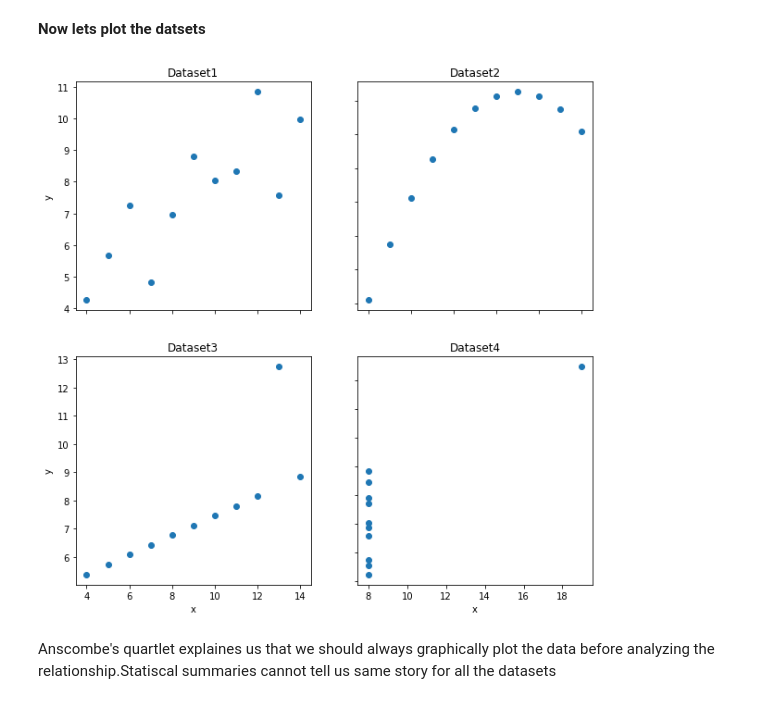
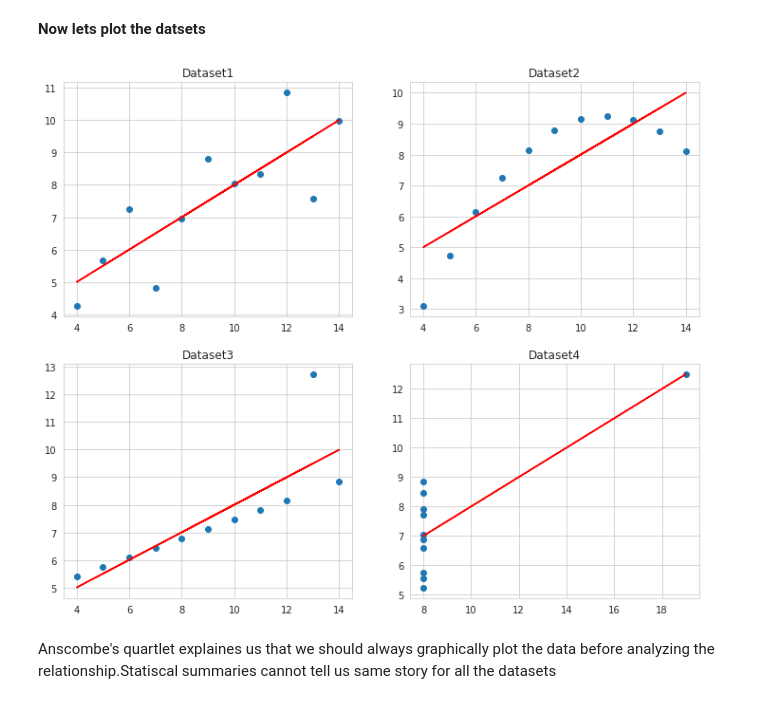
Before and after one commit to akanshakhandelwal/Python-Notebooks, a Jupyter notebook: Anscombe's_quartet.ipynb, the cells around one changed output. Saved outputs shown, nothing was run; the diff lists cells and outputs as text; code cells hidden in the pictures.

Commit message:
updated plots

```diff
--- a/Anscombe's_quartet.ipynb
+++ b/Anscombe's_quartet.ipynb
@@ -347,23 +349,29 @@ r2 = 0.67<br><br>
 # %% [markdown]
 <b>Now lets plot the datsets<b>
 # %%
-fig, axs = plt.subplots(2, 2,figsize=(10,10))
-axs[0, 0].scatter(x1, y1)
+sns.set_style('whitegrid')
+fig, axs = plt.subplots(2, 2,figsize=(12,10))
+axs[0,0].scatter(x=x1,y=y1)
+axs[0,0].plot(x1, 3.0 + 0.5 * x1, 'r')
 axs[0, 0].set_title('Dataset1')
-axs[0, 1].scatter(x2, y2)
-axs[0, 1].set_title('Dataset2')
-axs[1, 0].scatter(x3,y3)
+axs[0,1].scatter(x=x2,y=y2)
+axs[0,1].plot(x2, 3.0 + 0.5 * x2, 'r')
+axs[0,1].set_title('Dataset2')
+axs[1,0].scatter(x=x3,y=y3)
+axs[1,0].plot(x3, 3.0 + 0.5 * x3, 'r')
 axs[1, 0].set_title('Dataset3')
-axs[1, 1].scatter(x4, y4)
+axs[1,1].scatter(x=x4,y=y4)
+axs[1,1].plot(x4, 3.0 + 0.5 * x4, 'r')
 axs[1, 1].set_title('Dataset4')
+plt.show()
 
 for ax in axs.flat:
     ax.set(xlabel='x', ylabel='y')
 
 # Hide x labels and tick labels for top plots and y ticks for right plots.
 for ax in axs.flat:
     ax.label_outer()
 # %% [output]
-[figure, old version]
+[figure, new version]
 # %% [markdown]
 Anscombe's quartlet explaines us that we should always graphically plot the data before analyzing the relationship.Statiscal summaries cannot tell us same story for all the datasets
```
Also changed, not shown: parts of 1 cell of this notebook.
